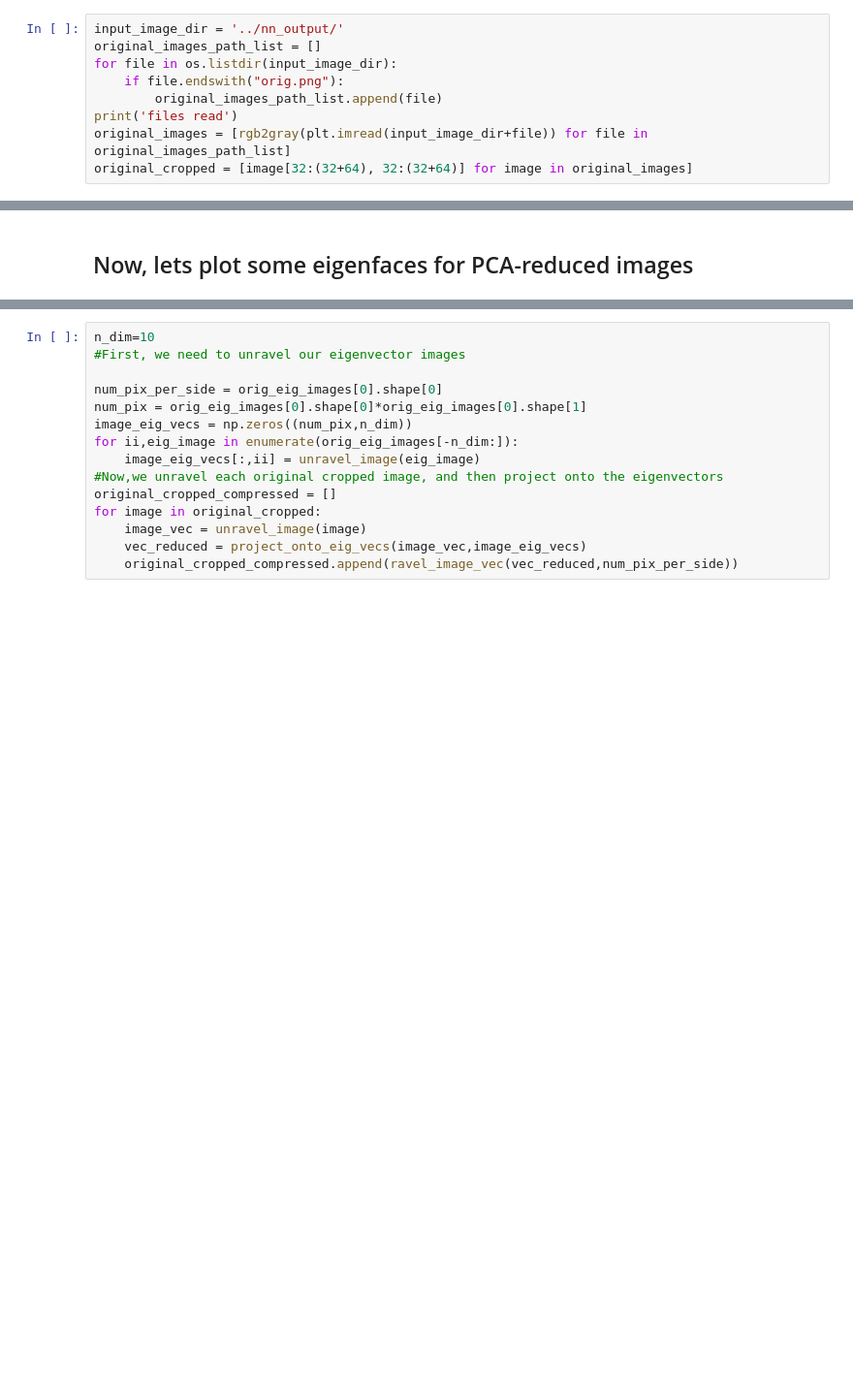
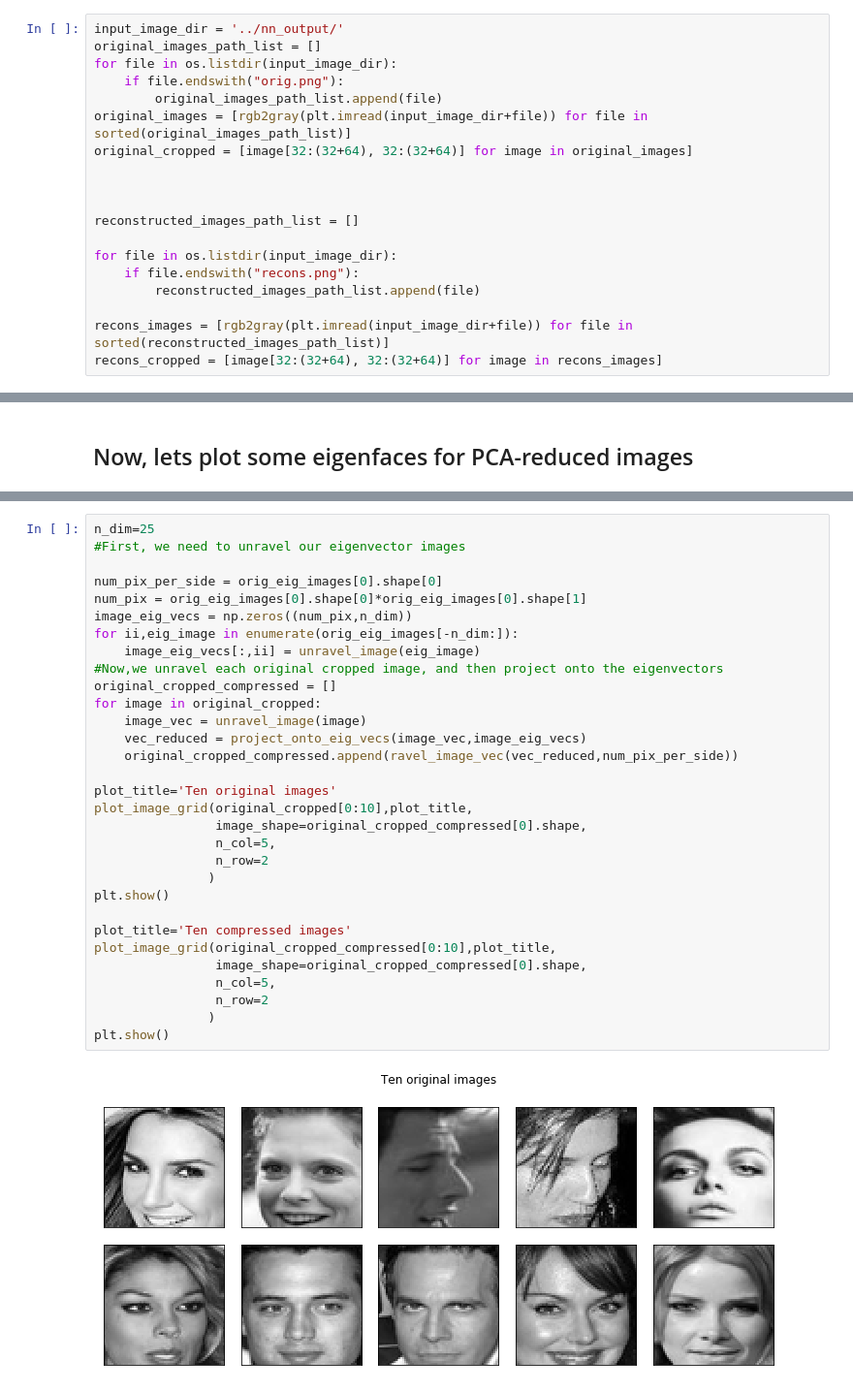
Before and after one commit to mihamerstan/context_encoder_pytorch, a Jupyter notebook: reports/CelebA_Analysis.ipynb, the cells around one changed output, grey strips where cells are left out. Shown at 97% size. Cells and saved outputs as stored; diff of their text form; blank space fills up the shorter version.

```diff
--- a/reports/CelebA_Analysis.ipynb
+++ b/reports/CelebA_Analysis.ipynb
@@ -117,6 +117,16 @@ original_images_path_list = []
 for file in os.listdir(input_image_dir):
     if file.endswith("orig.png"):
         original_images_path_list.append(file)
-print('files read')
-original_images = [rgb2gray(plt.imread(input_image_dir+file)) for file in original_images_path_list]
+original_images = [rgb2gray(plt.imread(input_image_dir+file)) for file in sorted(original_images_path_list)]
 original_cropped = [image[32:(32+64), 32:(32+64)] for image in original_images]
+
+
+
+reconstructed_images_path_list = []
+
+for file in os.listdir(input_image_dir):
+    if file.endswith("recons.png"):
+        reconstructed_images_path_list.append(file)
+
+recons_images = [rgb2gray(plt.imread(input_image_dir+file)) for file in sorted(reconstructed_images_path_list)]
+recons_cropped = [image[32:(32+64), 32:(32+64)] for image in recons_images]
@@ -164,15 +186,33 @@ We can see that the eigenvectors for the original images seem to capture more va
 # %%
-n_dim=10
+n_dim=25
 #First, we need to unravel our eigenvector images
 
 num_pix_per_side = orig_eig_images[0].shape[0]
 num_pix = orig_eig_images[0].shape[0]*orig_eig_images[0].shape[1]
 image_eig_vecs = np.zeros((num_pix,n_dim))
 for ii,eig_image in enumerate(orig_eig_images[-n_dim:]):
     image_eig_vecs[:,ii] = unravel_image(eig_image)
 #Now,we unravel each original cropped image, and then project onto the eigenvectors
 original_cropped_compressed = []
 for image in original_cropped:
     image_vec = unravel_image(image)
     vec_reduced = project_onto_eig_vecs(image_vec,image_eig_vecs)
     original_cropped_compressed.append(ravel_image_vec(vec_reduced,num_pix_per_side))
+
+plot_title='Ten original images'
+plot_image_grid(original_cropped[0:10],plot_title,
+                image_shape=original_cropped_compressed[0].shape,
+                n_col=5,
+                n_row=2
+               )
+plt.show()
+
+plot_title='Ten compressed images'
+plot_image_grid(original_cropped_compressed[0:10],plot_title,
+                image_shape=original_cropped_compressed[0].shape,
+                n_col=5,
+                n_row=2
+               )
+plt.show()
+# %% [output]
+[figure, added]
```
Also changed, not shown: parts of 18 cells of this notebook.
